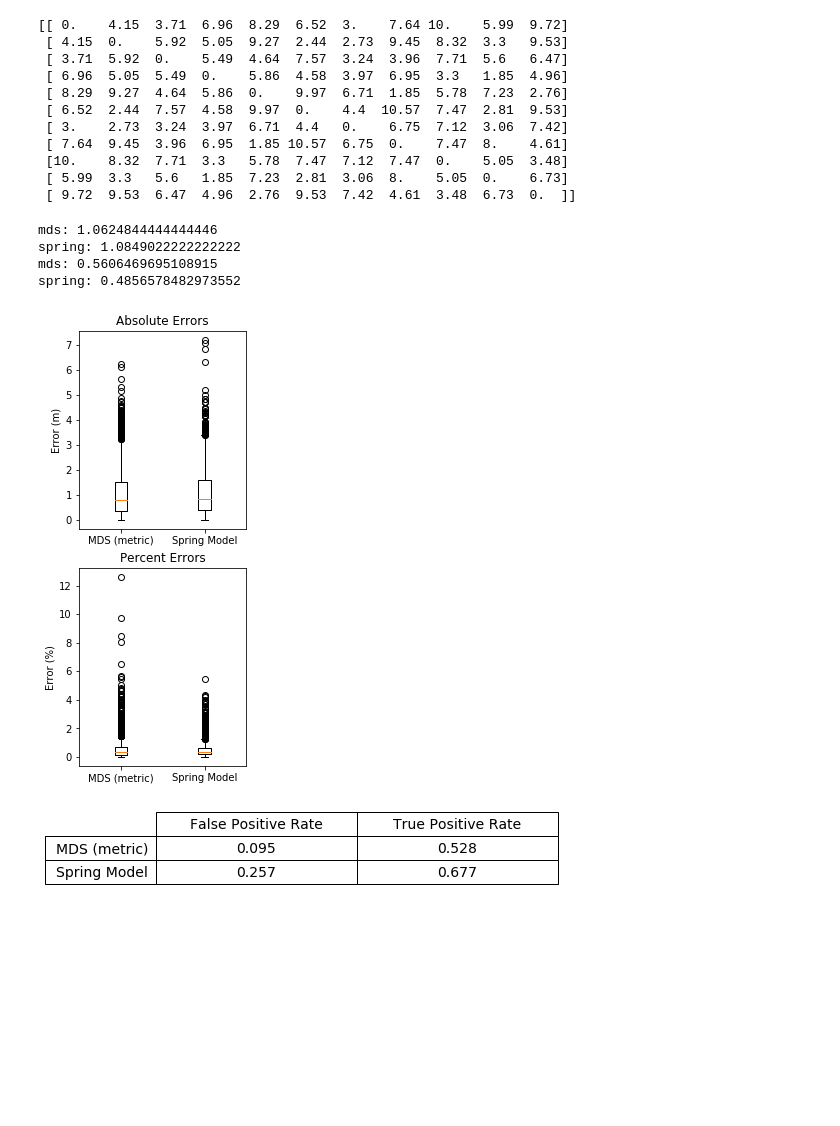
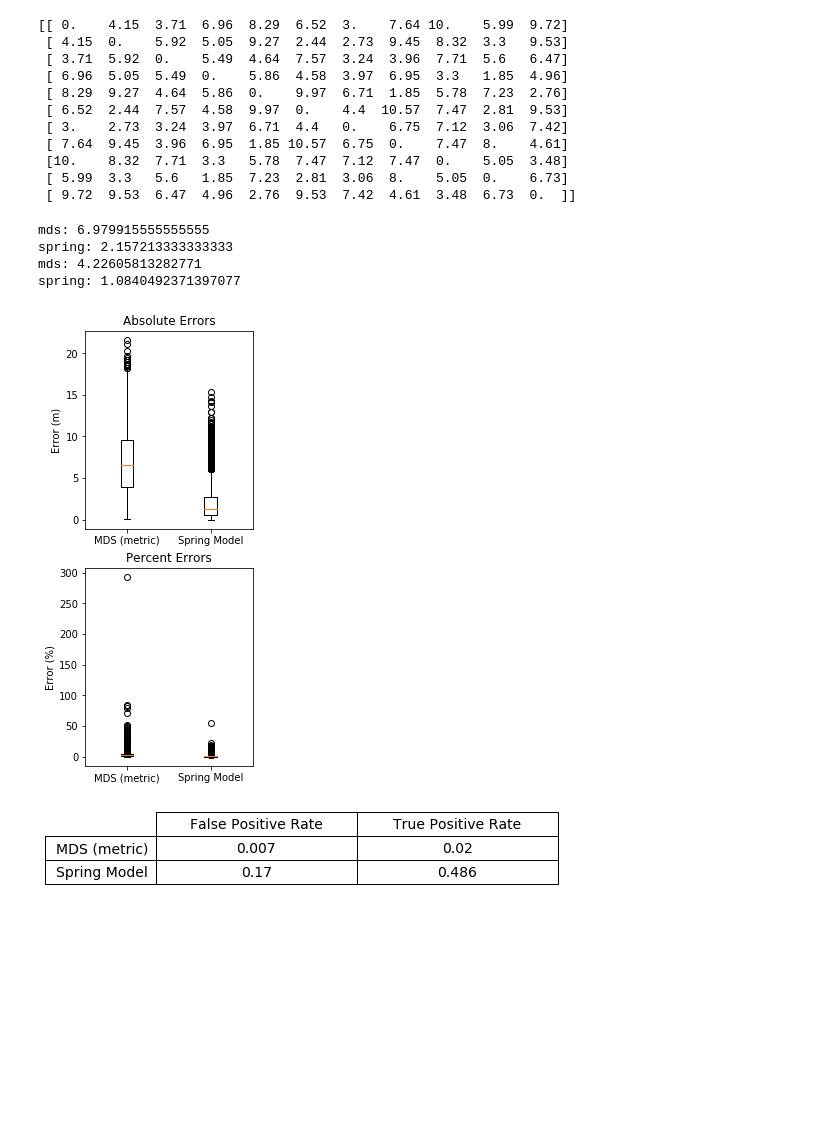
Before and after one commit to ANRGUSC/WirelessRangeEstimation, a Jupyter notebook: visualization_notebook.ipynb, the cells around one changed output. Drawn from its saved outputs; the diff is of its cells as text; code cells hidden in the pictures.

Commit message:
randomly drop rss measurements

```diff
--- a/visualization_notebook.ipynb
+++ b/visualization_notebook.ipynb
@@ -123,6 +123,9 @@ for iteration in range(50):
     params = (1, -75.014, 1.7919, 6.4484, -100)
     spring_params = (100, 0.1, 0.1, False, 5)
     true_locs, rss_matrix = simulate_rss_matrix(num_nodes=10, area_side=5, params=params, threshold=-100)
+    for random_drop in range(50):
+        rss_matrix[np.random.randint(10),np.random.randint(10)] = -100
+
     true_dist_matrix = distance_matrix_from_locs(true_locs)
 #     print(true_locs, rss_matrix, true_dist_matrix)
 
@@ -260,36 +263,36 @@ the_table.auto_set_font_size(False)
 the_table.set_fontsize(14)
 the_table.scale(2, 2)
 
 # ########### PROB DENSITIES ############
 # ax5.set_title("Absolute Error PDF")
 # ax5.set_xlabel("Error (m)")
 # ax5.set_ylabel("Probability")
 # ax5.legend()
 # ax6.set_title("Percent Error PDF")
 # ax6.set_xlabel("Error (%)")
 # ax6.set_ylabel("Probability")
 # ax6.legend()
 # ax7.set_title("Absolute Error CDF")
 # ax7.set_xlabel("Error (m)")
 # ax7.set_ylabel("Cumulative Probability")
 # ax7.legend()
 # ax8.set_title("Percent Error CDF")
 # ax8.set_xlabel("Error (%)")
 # ax8.set_ylabel("Cumulative Probability")
 # ax8.legend()
 
 # ### RUNTIME ####
 # # ax9.legend()
 # ax9.set_ylabel('Time (s)')
 # ax9.set_title('Runtime')
 # ax9.set_xticks([0,1,2,3,4,5,6,7,8,9])
 # ax9.set_xticklabels(list(model_names.values()))
 
 plt.show()
 # %% [output]
-mds: 1.0624844444444446
-spring: 1.0849022222222222
-mds: 0.5606469695108915
-spring: 0.4856578482973552
+mds: 6.979915555555555
+spring: 2.157213333333333
+mds: 4.22605813282771
+spring: 1.0840492371397077
-[figure, old version]
+[figure, new version]
-[figure, old version]
+[figure, new version]
```
Also changed, not shown: parts of 2 cells of this notebook.
